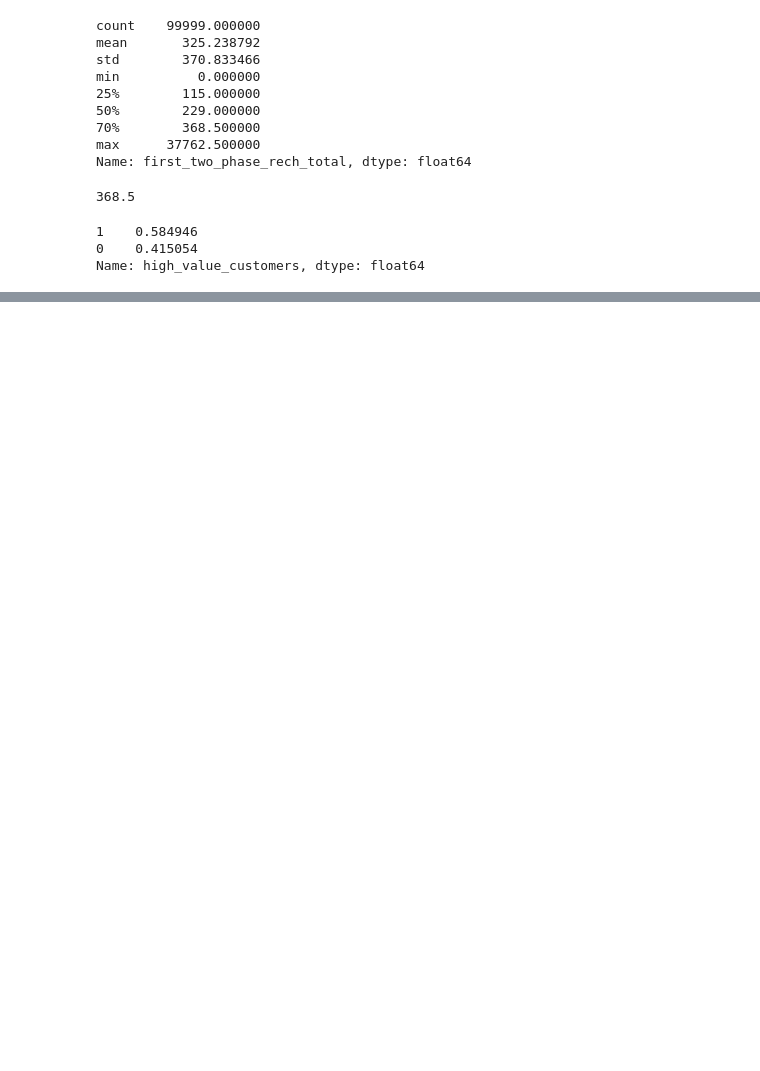
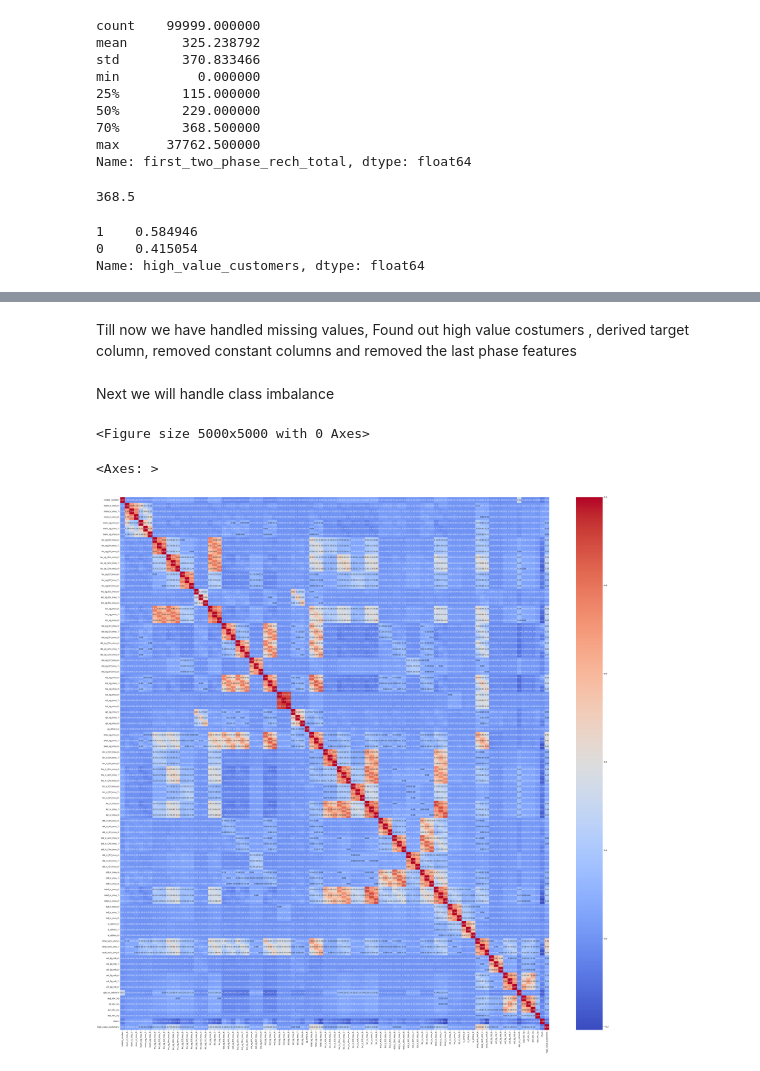
Before and after one commit to sahusarojgit/TelecomChurnCaseStudy, a Jupyter notebook: src/telecom_churn_code.ipynb, the cells around one changed output, grey strips where cells are left out. Drawn from its saved outputs; the diff is of its cells as text; code cells hidden in the pictures; blank space fills up the shorter version.

```diff
--- a/src/telecom_churn_code.ipynb
+++ b/src/telecom_churn_code.ipynb
@@ -213,6 +214,3 @@ num_cols
-# %%
-for col in num_cols:
-    main_df[col].fillna(main_df[col].median(), inplace=True)
 # %%
 missing_values = main_df.isnull().mean()
 columns_with_missing_values = missing_values[missing_values > 0].index.tolist()
@@ -272,3 +232,10 @@ main_df['first_two_phase_rech_total'] = (main_df['total_rech_amt_6'] + main_df['
+# %%
+main_df.rename(columns={'aon': 'age_on_network'}, inplace=True)
+# %%
+main_df['total_rech_amt_6'] = main_df['total_rech_amt_6'].astype(float)
+main_df['total_rech_amt_7'] = main_df['total_rech_amt_7'].astype(float)
+main_df['total_rech_amt_8'] = main_df['total_rech_amt_8'].astype(float)
+main_df['first_two_phase_rech_total'] = (main_df['total_rech_amt_6'] + main_df['total_rech_amt_7'])/2
 # %%
 main_df['first_two_phase_rech_total'].describe(percentiles=[0.25, 0.5, 0.70])
 # %% [output]
@@ -328,3 +295,12 @@ len(skewed_columns)
-# %%
-# Apply log transformation to skewed columns
-main_df[skewed_columns] = np.log1p(main_df[skewed_columns])
+# %% [markdown]
+Till now we have handled missing values, Found out high value costumers , derived target column, removed constant columns and removed the last phase features
+# %% [markdown]
+Next we will handle class imbalance
+# %%
+plt.figure(figsize=(50, 50))
+sns.heatmap(main_df.corr(), annot=True, fmt='.2f', cmap='coolwarm')
+plt.show()
+# %% [output]
+<Figure size 5000x5000 with 0 Axes>
+<Axes: >
+[figure, added]
```
Also changed, not shown: parts of 69 cells of this notebook.
